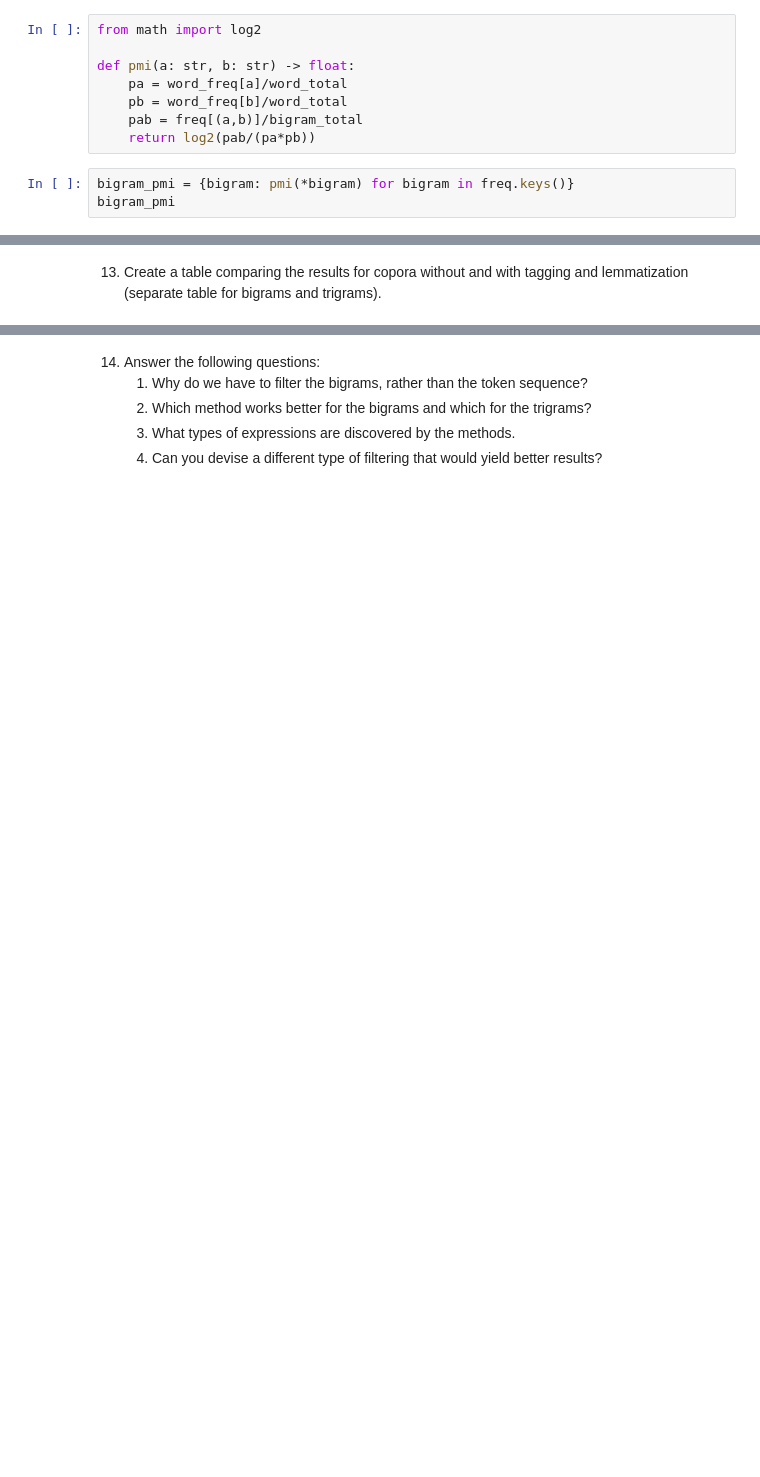
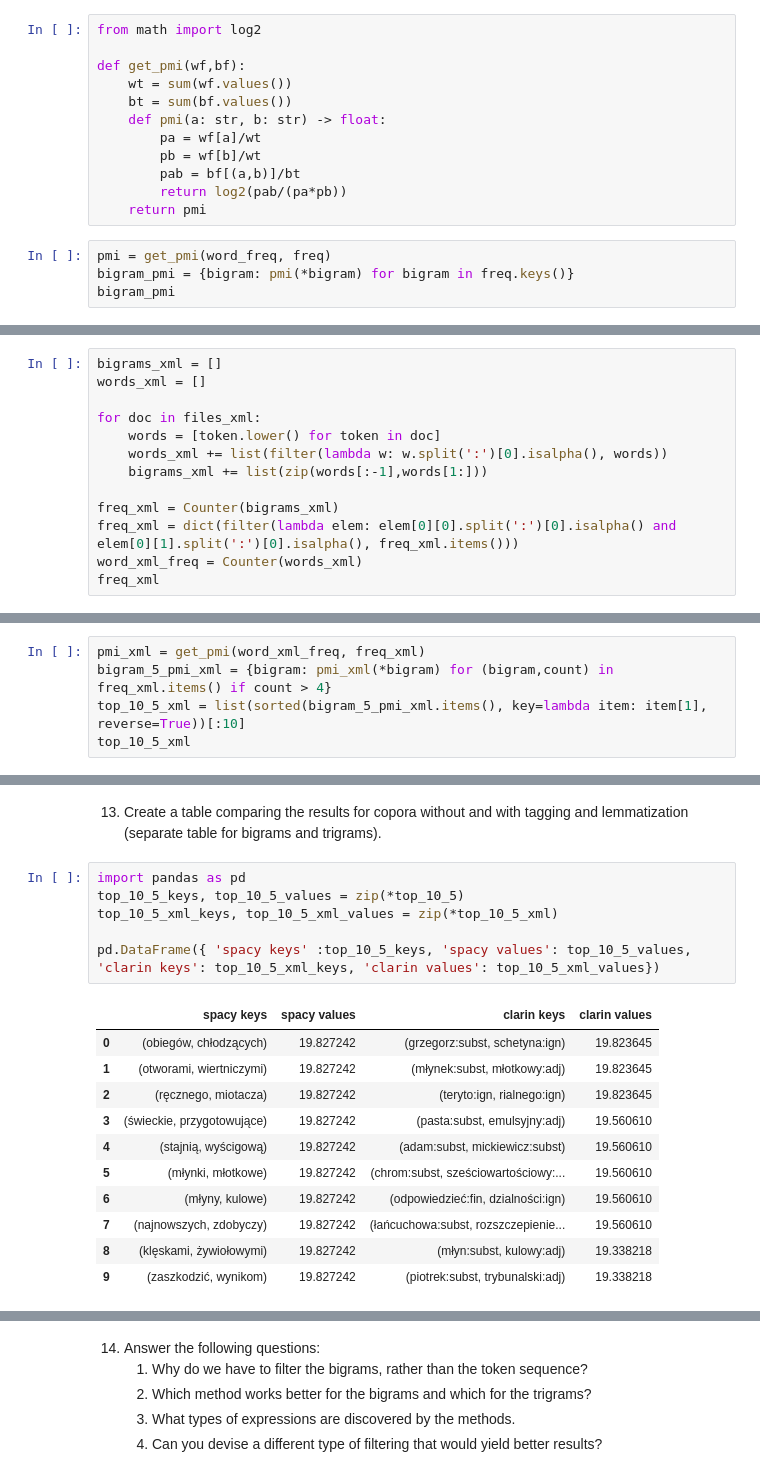
Before and after one commit to PKopel/nlp, a Jupyter notebook: 4-multiword.ipynb, the cells around one changed output, grey strips where cells are left out. Drawn from its saved outputs; the diff is of its cells as text; blank space fills up the shorter version.

````diff
--- a/4-multiword.ipynb
+++ b/4-multiword.ipynb
@@ -112,12 +112,17 @@ bigram_total = sum(freq.values())
 # %%
 from math import log2
 
-def pmi(a: str, b: str) -> float:
-    pa = word_freq[a]/word_total
-    pb = word_freq[b]/word_total
-    pab = freq[(a,b)]/bigram_total
-    return log2(pab/(pa*pb))
+def get_pmi(wf,bf):
+    wt = sum(wf.values())
+    bt = sum(bf.values())
+    def pmi(a: str, b: str) -> float:
+        pa = wf[a]/wt
+        pb = wf[b]/wt
+        pab = bf[(a,b)]/bt
+        return log2(pab/(pa*pb))
+    return pmi
 # %%
+pmi = get_pmi(word_freq, freq)
 bigram_pmi = {bigram: pmi(*bigram) for bigram in freq.keys()}
 bigram_pmi
 # %% [output]
@@ -190,3 +222,16 @@ top_10_5
            .	interp	disamb
    ```
    the algorithm should return the following bigrams: `ala:subst mieć:fin` and `mieć:fin kot:subst`.
+# %%
+bigrams_xml = []
+words_xml = []
+
+for doc in files_xml:
+    words = [token.lower() for token in doc]
+    words_xml += list(filter(lambda w: w.split(':')[0].isalpha(), words))
+    bigrams_xml += list(zip(words[:-1],words[1:]))
+
+freq_xml = Counter(bigrams_xml)
+freq_xml = dict(filter(lambda elem: elem[0][0].split(':')[0].isalpha() and elem[0][1].split(':')[0].isalpha(), freq_xml.items()))
+word_xml_freq = Counter(words_xml)
+freq_xml
@@ -193,2 +256,7 @@ top_10_5
 # %% [markdown]
 10. Compute the same statistics as for the non-lemmatized words (i.e. PMI) and print top-10 entries with at least 5 occurrences.
+# %%
+pmi_xml = get_pmi(word_xml_freq, freq_xml)
+bigram_5_pmi_xml = {bigram: pmi_xml(*bigram) for (bigram,count) in freq_xml.items() if count > 4}
+top_10_5_xml = list(sorted(bigram_5_pmi_xml.items(), key=lambda item: item[1], reverse=True))[:10]
+top_10_5_xml
@@ -200,2 +423,20 @@ top_10_5
 # %% [markdown]
 13. Create a table comparing the results for copora without and with tagging and lemmatization (separate table for bigrams and trigrams).
+# %%
+import pandas as pd
+top_10_5_keys, top_10_5_values = zip(*top_10_5)
+top_10_5_xml_keys, top_10_5_xml_values = zip(*top_10_5_xml)
+
+pd.DataFrame({ 'spacy keys' :top_10_5_keys, 'spacy values': top_10_5_values, 'clarin keys': top_10_5_xml_keys, 'clarin values': top_10_5_xml_values})
+# %% [output]
+|  | spacy keys | spacy values | clarin keys | clarin values |
+| 0 | (obiegów, chłodzących) | 19.827242 | (grzegorz:subst, schetyna:ign) | 19.823645 |
+| 1 | (otworami, wiertniczymi) | 19.827242 | (młynek:subst, młotkowy:adj) | 19.823645 |
+| 2 | (ręcznego, miotacza) | 19.827242 | (teryto:ign, rialnego:ign) | 19.823645 |
+| 3 | (świeckie, przygotowujące) | 19.827242 | (pasta:subst, emulsyjny:adj) | 19.560610 |
+| 4 | (stajnią, wyścigową) | 19.827242 | (adam:subst, mickiewicz:subst) | 19.560610 |
+| 5 | (młynki, młotkowe) | 19.827242 | (chrom:subst, sześciowartościowy:... | 19.560610 |
+| 6 | (młyny, kulowe) | 19.827242 | (odpowiedzieć:fin, dzialności:ign) | 19.560610 |
+| 7 | (najnowszych, zdobyczy) | 19.827242 | (łańcuchowa:subst, rozszczepienie... | 19.560610 |
+| 8 | (klęskami, żywiołowymi) | 19.827242 | (młyn:subst, kulowy:adj) | 19.338218 |
+| 9 | (zaszkodzić, wynikom) | 19.827242 | (piotrek:subst, trybunalski:adj) | 19.338218 |
````
Also changed, not shown: parts of 11 cells of this notebook.
